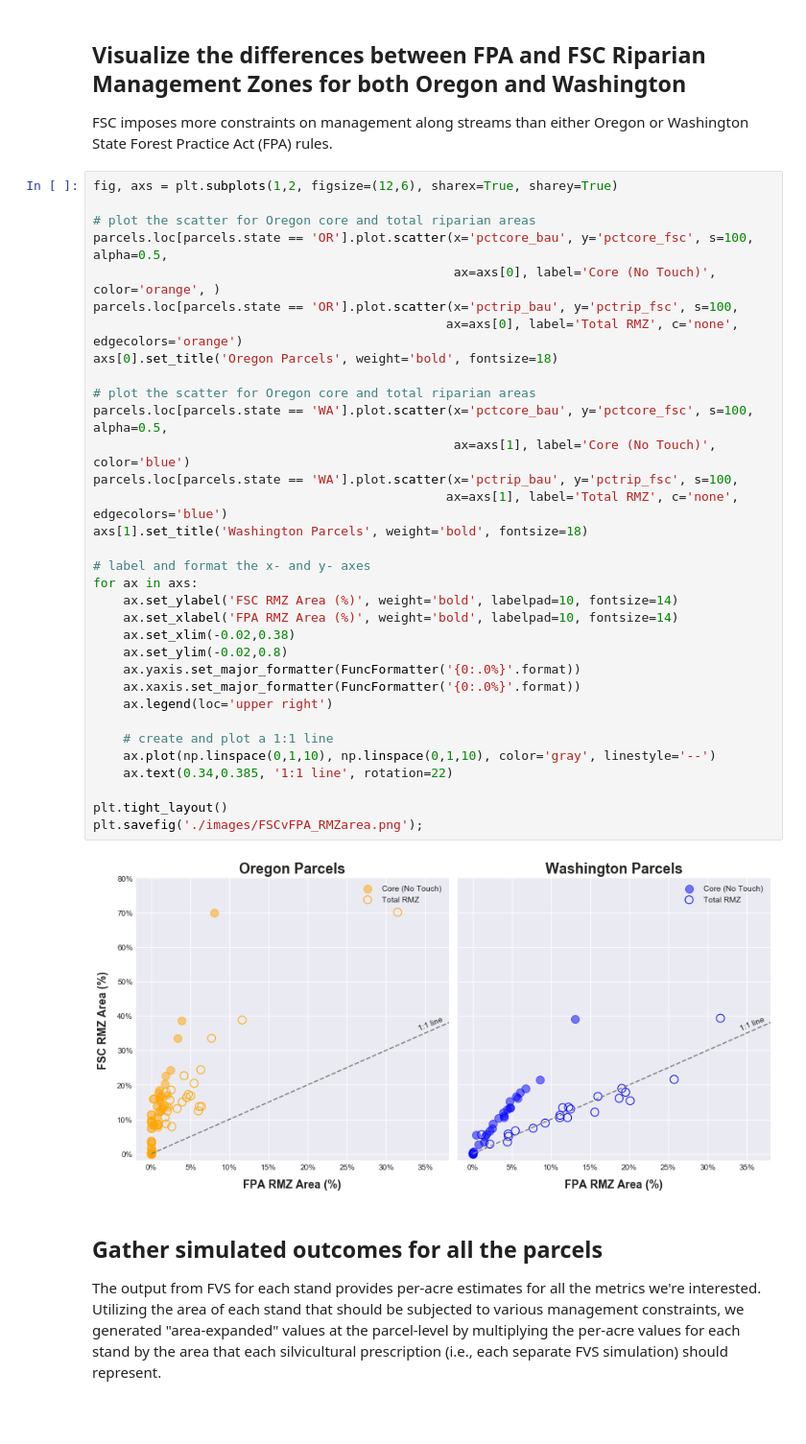
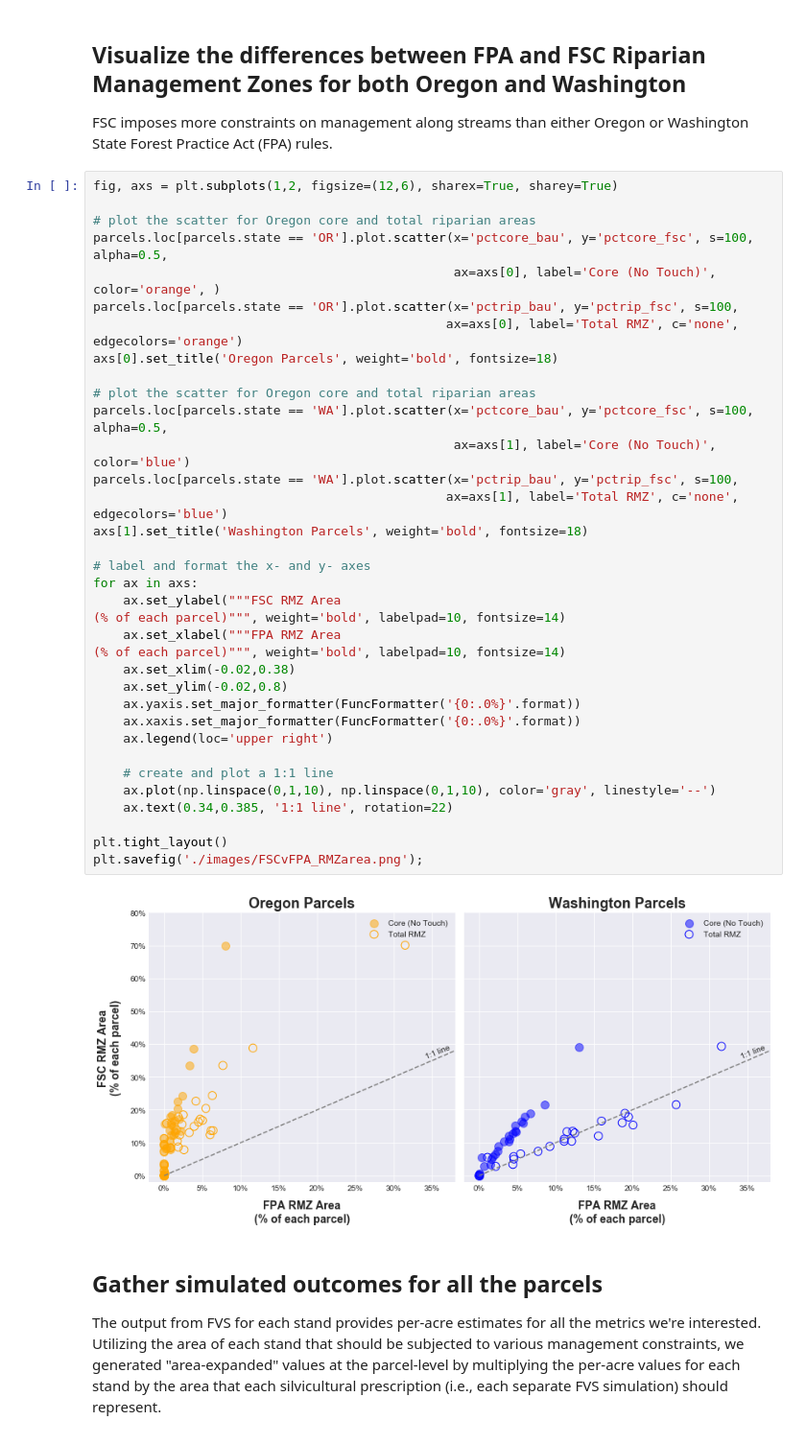
Before and after one commit to Ecotrust/FSC_Case_Studies, a Jupyter notebook: FSC Case Study Visualization.ipynb, the cells around one changed output. Shown at 96% size. Cells and saved outputs as stored; diff of their text form.

Commit message:
Updated imagery for manuscript

```diff
--- a/FSC Case Study Visualization.ipynb
+++ b/FSC Case Study Visualization.ipynb
@@ -101,36 +115,38 @@ fig, axs = plt.subplots(1,2, figsize=(12,6), sharex=True, sharey=True)
 
 # plot the scatter for Oregon core and total riparian areas
 parcels.loc[parcels.state == 'OR'].plot.scatter(x='pctcore_bau', y='pctcore_fsc', s=100, alpha=0.5,
                                                 ax=axs[0], label='Core (No Touch)', color='orange', )
 parcels.loc[parcels.state == 'OR'].plot.scatter(x='pctrip_bau', y='pctrip_fsc', s=100,
                                                ax=axs[0], label='Total RMZ', c='none', edgecolors='orange')
 axs[0].set_title('Oregon Parcels', weight='bold', fontsize=18)
 
 # plot the scatter for Oregon core and total riparian areas
 parcels.loc[parcels.state == 'WA'].plot.scatter(x='pctcore_bau', y='pctcore_fsc', s=100, alpha=0.5,
                                                 ax=axs[1], label='Core (No Touch)', color='blue')
 parcels.loc[parcels.state == 'WA'].plot.scatter(x='pctrip_bau', y='pctrip_fsc', s=100,
                                                ax=axs[1], label='Total RMZ', c='none', edgecolors='blue')
 axs[1].set_title('Washington Parcels', weight='bold', fontsize=18)
 
 # label and format the x- and y- axes
 for ax in axs:
-    ax.set_ylabel('FSC RMZ Area (%)', weight='bold', labelpad=10, fontsize=14)
-    ax.set_xlabel('FPA RMZ Area (%)', weight='bold', labelpad=10, fontsize=14)
+    ax.set_ylabel("""FSC RMZ Area
+(% of each parcel)""", weight='bold', labelpad=10, fontsize=14)
+    ax.set_xlabel("""FPA RMZ Area
+(% of each parcel)""", weight='bold', labelpad=10, fontsize=14)
     ax.set_xlim(-0.02,0.38)
     ax.set_ylim(-0.02,0.8)
     ax.yaxis.set_major_formatter(FuncFormatter('{0:.0%}'.format))
     ax.xaxis.set_major_formatter(FuncFormatter('{0:.0%}'.format))
     ax.legend(loc='upper right')
 
     # create and plot a 1:1 line
     ax.plot(np.linspace(0,1,10), np.linspace(0,1,10), color='gray', linestyle='--')
     ax.text(0.34,0.385, '1:1 line', rotation=22)
 
 plt.tight_layout()
 plt.savefig('./images/FSCvFPA_RMZarea.png');
 # %% [output]
-[figure, old version]
+[figure, new version]
 # %% [markdown]
 ## Gather simulated outcomes for all the parcels
 The output from FVS for each stand provides per-acre estimates for all the metrics we're interested. Utilizing the area of each stand that should be subjected to various management constraints, we generated "area-expanded" values at the parcel-level by multiplying the per-acre values for each stand by the area that each silvicultural prescription (i.e., each separate FVS simulation) should represent.
```
Also changed, not shown: parts of 3 cells of this notebook, 2 other files.
